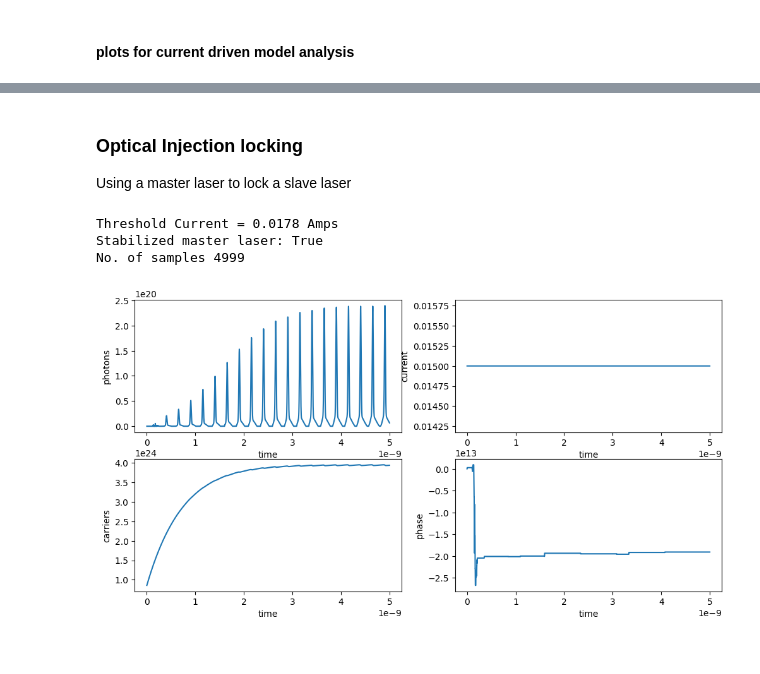
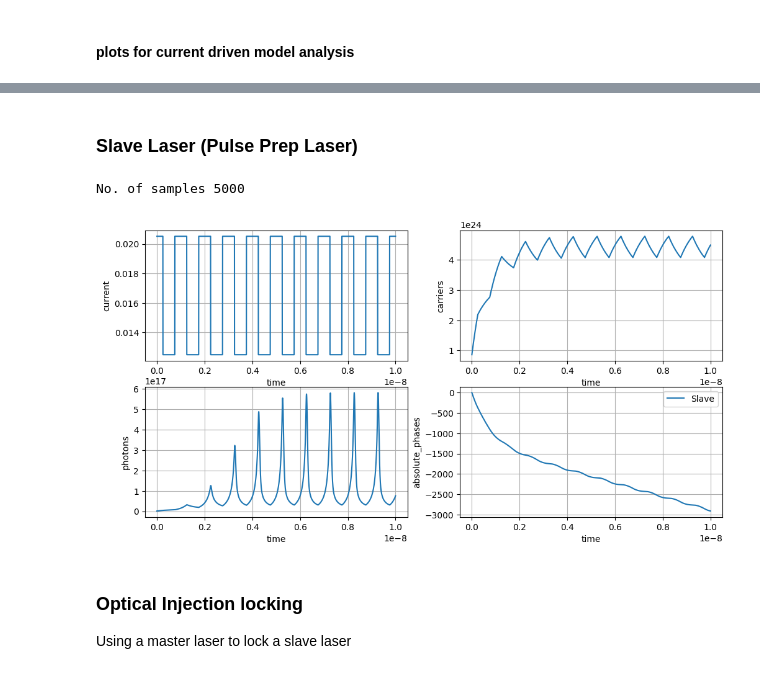
Before and after one commit to shashankg687/Univeral_QKD_Transmitter, a Jupyter notebook: Anshurup/laser dynamics.ipynb, the cells around one changed output, grey strips where cells are left out. Saved outputs shown, nothing was run; the diff lists cells and outputs as text; code cells hidden in the pictures.

```diff
--- a/Anshurup/laser dynamics.ipynb
+++ b/Anshurup/laser dynamics.ipynb
@@ -650,0 +556,2 @@ class OpticalAttenuator:
+# %% [markdown]
+### Slave Laser (Pulse Prep Laser)
@@ -651,3 +602,11 @@ class OpticalAttenuator:
+# %%
+laser_simulator.reset_time()
+laser_simulator.lasers_simulate([slave_laser], [slave_current])
+
+laser_simulator.plot_data([slave_laser])
+# %% [output]
+No. of samples 5000
+[figure, added]
 # %% [markdown]
 ### Optical Injection locking
 Using a master laser to lock a slave laser
@@ -703,24 +612,0 @@ slave_current = CurrentDriver()
-# %%
-print(f"Threshold Current = { I_th :2.4f} Amps")
-slave_current.set_Current(0.015)
-
-# free running
-slave_laser_simulator = LaserSimulator()
-#laser_simulator.set_Parameters(1.0e-9, 1.0e-12)
-#laser_simulator.simulate(slave_laser, slave_current)
-
-print("Stabilized master laser:", master_laser.stable)
-slave_laser.set_master_laser(master_laser)
-
-slave_laser_simulator.set_Parameters(5.0e-9, 1.0e-12)
-slave_laser_simulator.simulate(slave_laser, slave_current)
-# %% [output]
-Threshold Current = 0.0178 Amps
-Stabilized master laser: True
-No. of samples 4999
-# %%
-# Slave laser outputs
-slave_laser_simulator.plot_data()
-_, slave_photons, _, time = slave_laser_simulator.values()
-# %% [output]
-[figure, removed]
```
Also changed, not shown: parts of 44 cells of this notebook.
